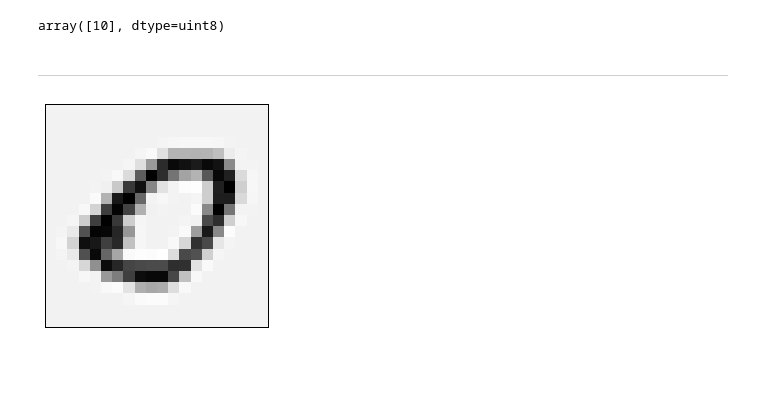
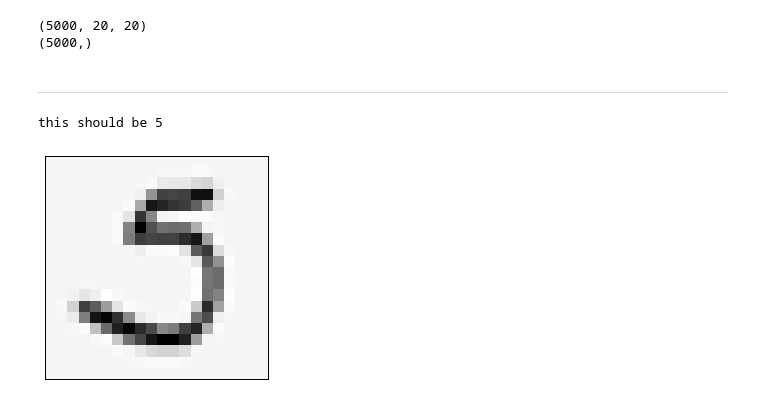
Before and after one commit to lukaemon/Coursera-ML-AndrewNg, a Jupyter notebook: machine-learning-ex3/1- visualize data.ipynb, the cells around one changed output. Drawn from its saved outputs; the diff is of its cells as text; code cells hidden in the pictures; blank space fills up the shorter version.

```diff
--- a/machine-learning-ex3/1- visualize data.ipynb
+++ b/machine-learning-ex3/1- visualize data.ipynb
@@ -51,10 +14,29 @@ print(len(y))
-# %%
-y[0]
-# %% [output]
-array([10], dtype=uint8)
+# %%
+def load_data():
+    data = sio.loadmat('ex3data1.mat')
+    y = data.get('y')  # (5000,1)... why this by default
+    y = y.reshape(y.shape[0])
+
+    X = data.get('X')  # (5000,400)
+
+    # for this dataset, you need a transpose to get the orientation right
+    X = np.array([im.reshape((20,20)).T for im in X])
+
+    return X, y
+# %%
+X, y = load_data()
+
+print(X.shape)
+print(y.shape)
+# %% [output]
+(5000, 20, 20)
+(5000,)
 # %% [markdown]
 ***
-# %%
-general.plot_an_image(X[0])
-# %% [output]
-[figure, removed]
+# %%
+pick_one = np.random.randint(0, 5000)
+nn.plot_an_image(X[pick_one, :, :])
+print('this should be {}'.format(y[pick_one]))
+# %% [output]
+this should be 5
+[figure, added]
```
Also changed, not shown: parts of 7 cells of this notebook, 2 other files.
